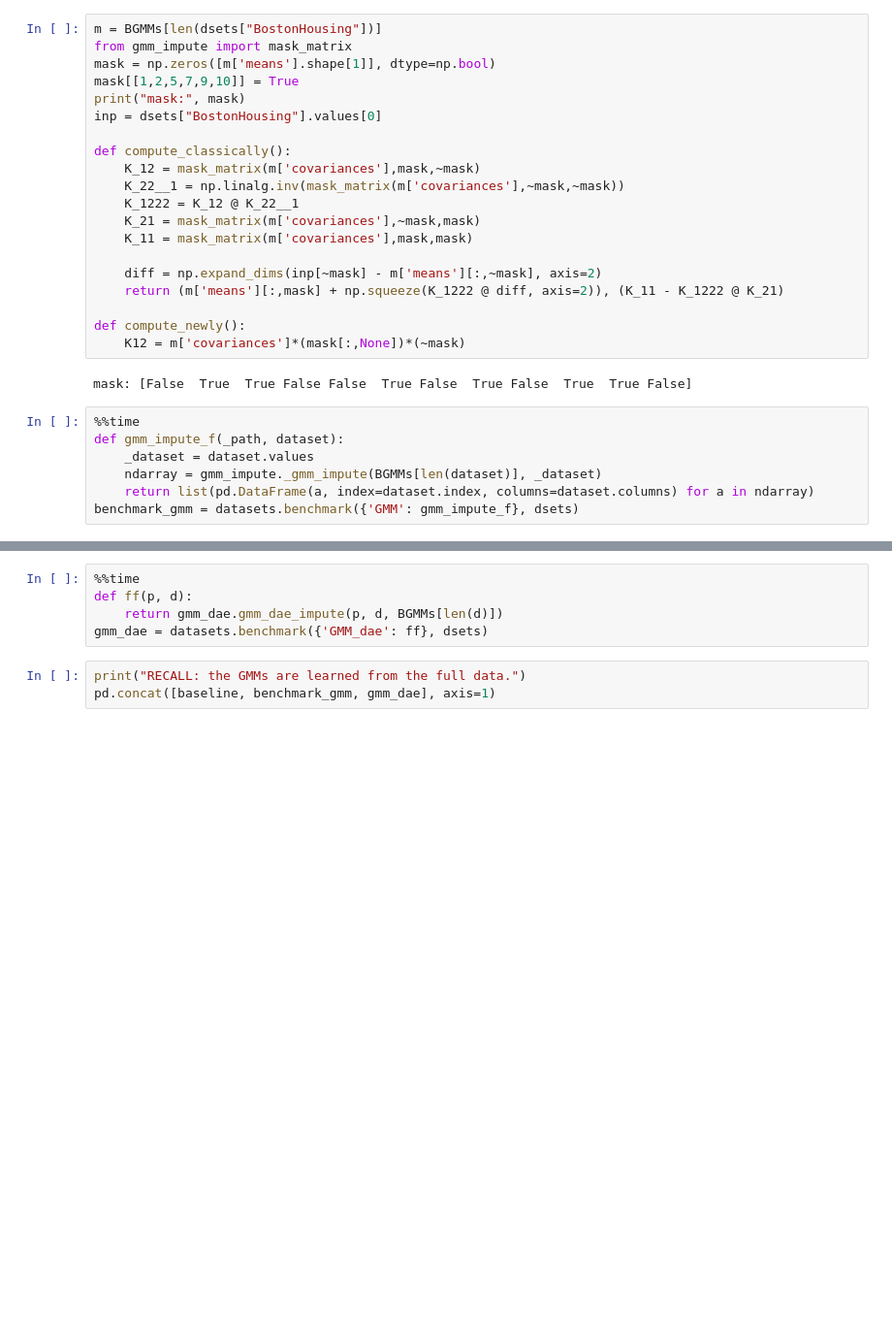
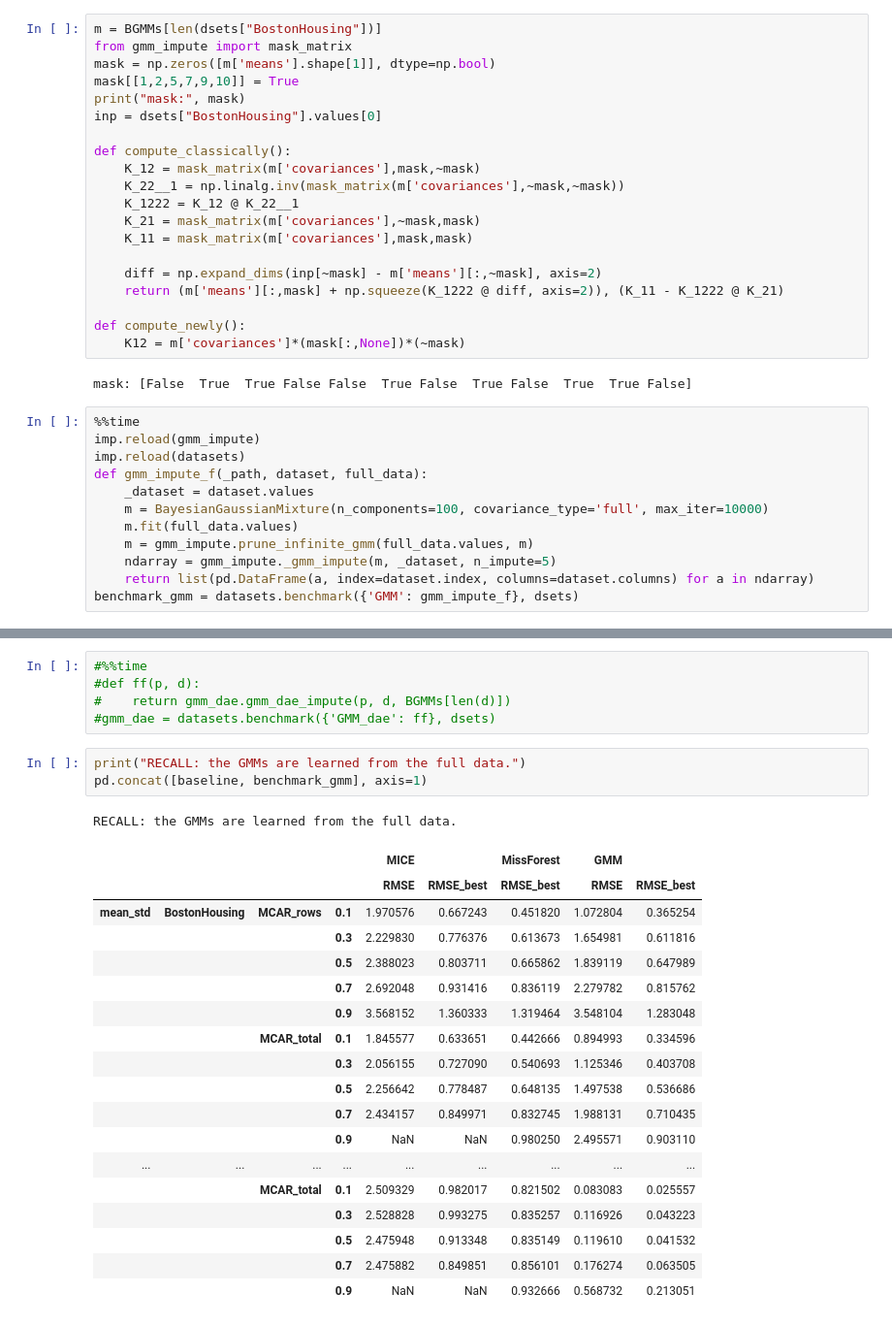
Before and after one commit to rhaps0dy/ts-baselines, a Jupyter notebook: timeless-imputation/Algorithm benchmarks.ipynb, the cells around one changed output, grey strips where cells are left out. Shown at 97% size. Drawn from its saved outputs; the diff is of its cells as text; blank space fills up the shorter version.

```diff
--- a/timeless-imputation/Algorithm benchmarks.ipynb
+++ b/timeless-imputation/Algorithm benchmarks.ipynb
@@ -49,9 +80,14 @@ def compute_newly():
 mask: [False  True  True False False  True False  True False  True  True False]
 # %%
 %%time
-def gmm_impute_f(_path, dataset):
+imp.reload(gmm_impute)
+imp.reload(datasets)
+def gmm_impute_f(_path, dataset, full_data):
     _dataset = dataset.values
-    ndarray = gmm_impute._gmm_impute(BGMMs[len(dataset)], _dataset)
+    m = BayesianGaussianMixture(n_components=100, covariance_type='full', max_iter=10000)
+    m.fit(full_data.values)
+    m = gmm_impute.prune_infinite_gmm(full_data.values, m)
+    ndarray = gmm_impute._gmm_impute(m, _dataset, n_impute=5)
     return list(pd.DataFrame(a, index=dataset.index, columns=dataset.columns) for a in ndarray)
 benchmark_gmm = datasets.benchmark({'GMM': gmm_impute_f}, dsets)
 # %% [output]
@@ -60,8 +96,28 @@ Wall time: 23.2 s
 # %%
-%%time
-def ff(p, d):
-    return gmm_dae.gmm_dae_impute(p, d, BGMMs[len(d)])
-gmm_dae = datasets.benchmark({'GMM_dae': ff}, dsets)
+#%%time
+#def ff(p, d):
+#    return gmm_dae.gmm_dae_impute(p, d, BGMMs[len(d)])
+#gmm_dae = datasets.benchmark({'GMM_dae': ff}, dsets)
 # %%
 print("RECALL: the GMMs are learned from the full data.")
-pd.concat([baseline, benchmark_gmm, gmm_dae], axis=1)
+pd.concat([baseline, benchmark_gmm], axis=1)
+# %% [output]
+RECALL: the GMMs are learned from the full data.
+|  |  |  |  | MICE |  | MissForest | GMM |  |
+|  |  |  |  | RMSE | RMSE_best | RMSE_best | RMSE | RMSE_best |
+| mean_std | BostonHousing | MCAR_rows | 0.1 | 1.970576 | 0.667243 | 0.451820 | 1.072804 | 0.365254 |
+|  |  |  | 0.3 | 2.229830 | 0.776376 | 0.613673 | 1.654981 | 0.611816 |
+|  |  |  | 0.5 | 2.388023 | 0.803711 | 0.665862 | 1.839119 | 0.647989 |
+|  |  |  | 0.7 | 2.692048 | 0.931416 | 0.836119 | 2.279782 | 0.815762 |
+|  |  |  | 0.9 | 3.568152 | 1.360333 | 1.319464 | 3.548104 | 1.283048 |
+|  |  | MCAR_total | 0.1 | 1.845577 | 0.633651 | 0.442666 | 0.894993 | 0.334596 |
+|  |  |  | 0.3 | 2.056155 | 0.727090 | 0.540693 | 1.125346 | 0.403708 |
+|  |  |  | 0.5 | 2.256642 | 0.778487 | 0.648135 | 1.497538 | 0.536686 |
+|  |  |  | 0.7 | 2.434157 | 0.849971 | 0.832745 | 1.988131 | 0.710435 |
+|  |  |  | 0.9 | NaN | NaN | 0.980250 | 2.495571 | 0.903110 |
+| ... | ... | ... | ... | ... | ... | ... | ... | ... |
+|  |  | MCAR_total | 0.1 | 2.509329 | 0.982017 | 0.821502 | 0.083083 | 0.025557 |
+|  |  |  | 0.3 | 2.528828 | 0.993275 | 0.835257 | 0.116926 | 0.043223 |
+|  |  |  | 0.5 | 2.475948 | 0.913348 | 0.835149 | 0.119610 | 0.041532 |
+|  |  |  | 0.7 | 2.475882 | 0.849851 | 0.856101 | 0.176274 | 0.063505 |
+|  |  |  | 0.9 | NaN | NaN | 0.932666 | 0.568732 | 0.213051 |
```
Also changed, not shown: parts of 4 cells of this notebook, 2 other files.
